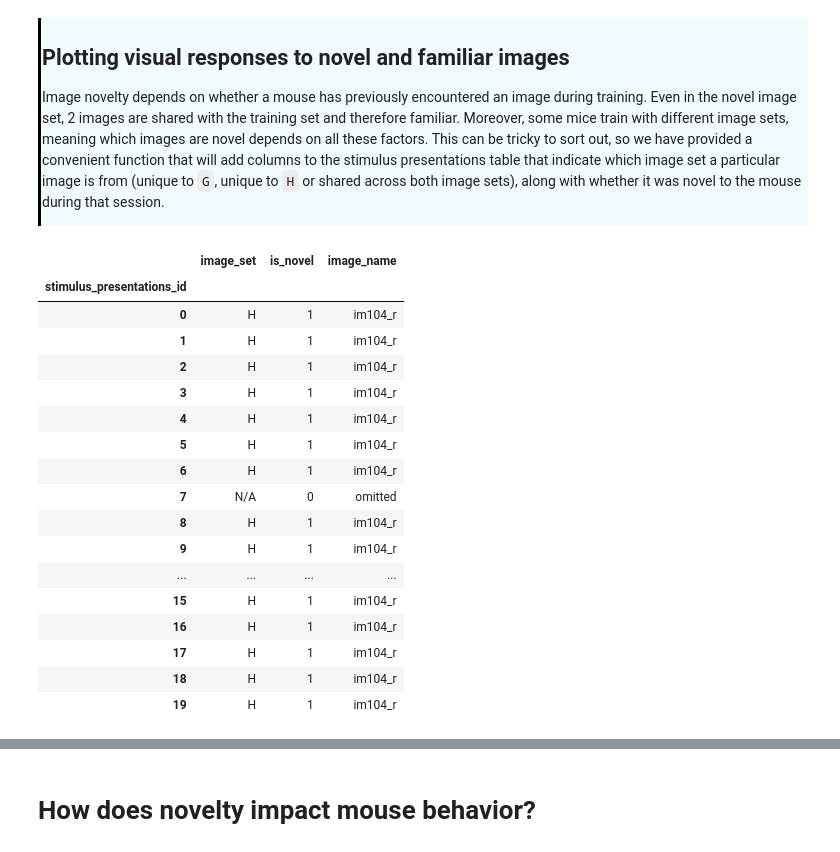
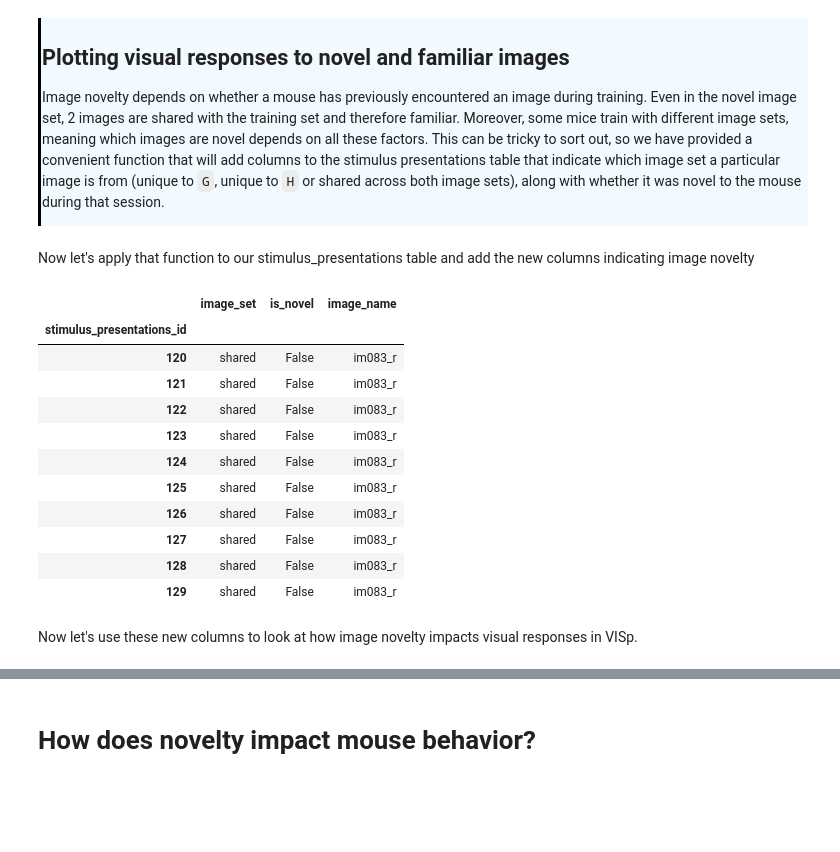
Before and after one commit to AllenInstitute/swdb_2022, a Jupyter notebook: Organizers/VBN_SWDB_2022.ipynb, the cells around one changed output, grey strips where cells are left out. Saved outputs shown, nothing was run; the diff lists cells and outputs as text; code cells hidden in the pictures; blank space fills up the shorter version.

```diff
--- a/Organizers/VBN_SWDB_2022.ipynb
+++ b/Organizers/VBN_SWDB_2022.ipynb
@@ -539,22 +639,58 @@ def getImageNovelty(session_info,stimulus_presentations):
+# %%
+def getImageNovelty(image_name):
+    '''
+    Function to help annotate the stimulus_presentations table
+    to indicate the following info:
+        1) whether a given image was:
+            a) unique to the G set
+            b) unique to the H set
+            c) shared across G and H
+            d) omitted
+        2) whether the image was novel to the mouse
+
+    Meant to be run on the image names of the stimulus_presentations table
+
+    OUTPUT:
+        Tuple indicating (image_set, image_novelty) for one
+        row of the stimulus_presentations table
+
+    '''
+    # First check that this image is one of the Natural Images used
+    image_in_image_set = any([np.isin(image_name, imset) \
+                              for _,imset in IMAGE_SET_KEY.items()])
+    if not image_in_image_set:
+        return np.nan, np.nan
+
+    #Get the image set for this image
+    image_set_for_this_image = [name for name, image_set in IMAGE_SET_KEY.items()\
+                                if image_name in image_set][0]
+
+    #Get the image novelty for this image
+    if image_set_for_this_image == 'omitted':
+        novelty_for_this_image = np.nan
+    else:
+        novelty_for_this_image = (is_novel_image_set) and \
+                            (np.isin(image_set_for_this_image, ['G', 'H']))
+
+    return image_set_for_this_image, novelty_for_this_image
+# %% [markdown]
+Now let's apply that function to our stimulus_presentations table and add the new columns indicating image novelty
+# %%
+image_info = stimulus_presentations.apply(lambda row: getImageNovelty(row['image_name']), axis=1)
+stimulus_presentations['image_set'] = [i[0] for i in image_info]
+stimulus_presentations['is_novel'] = [i[1] for i in image_info]
 # %%
-stimulus_presentations = getImageNovelty(ecephys_sessions_table.loc[session_id],stimulus_presentations)
-stimulus_presentations[:20][['image_set', 'is_novel', 'image_name']]
+stimulus_presentations[120:130][['image_set', 'is_novel', 'image_name']]
 # %% [output]
 |  | image_set | is_novel | image_name |
 | stimulus_presentations_id |  |  |  |
-| 0 | H | 1 | im104_r |
-| 1 | H | 1 | im104_r |
-| 2 | H | 1 | im104_r |
-| 3 | H | 1 | im104_r |
-| 4 | H | 1 | im104_r |
-| 5 | H | 1 | im104_r |
-| 6 | H | 1 | im104_r |
-| 7 | N/A | 0 | omitted |
-| 8 | H | 1 | im104_r |
-| 9 | H | 1 | im104_r |
-| ... | ... | ... | ... |
-| 15 | H | 1 | im104_r |
-| 16 | H | 1 | im104_r |
-| 17 | H | 1 | im104_r |
-| 18 | H | 1 | im104_r |
-| 19 | H | 1 | im104_r |
+| 120 | shared | False | im083_r |
+| 121 | shared | False | im083_r |
+| 122 | shared | False | im083_r |
+| 123 | shared | False | im083_r |
+| 124 | shared | False | im083_r |
+| 125 | shared | False | im083_r |
+| 126 | shared | False | im083_r |
+| 127 | shared | False | im083_r |
+| 128 | shared | False | im083_r |
+| 129 | shared | False | im083_r |
@@ -565,0 +697,2 @@ stimulus_presentations[:20][['image_set', 'is_novel', 'image_name']]
+# %% [markdown]
+Now let's use these new columns to look at how image novelty impacts visual responses in VISp.
```
Also changed, not shown: parts of 54 cells of this notebook, 3 other files.
